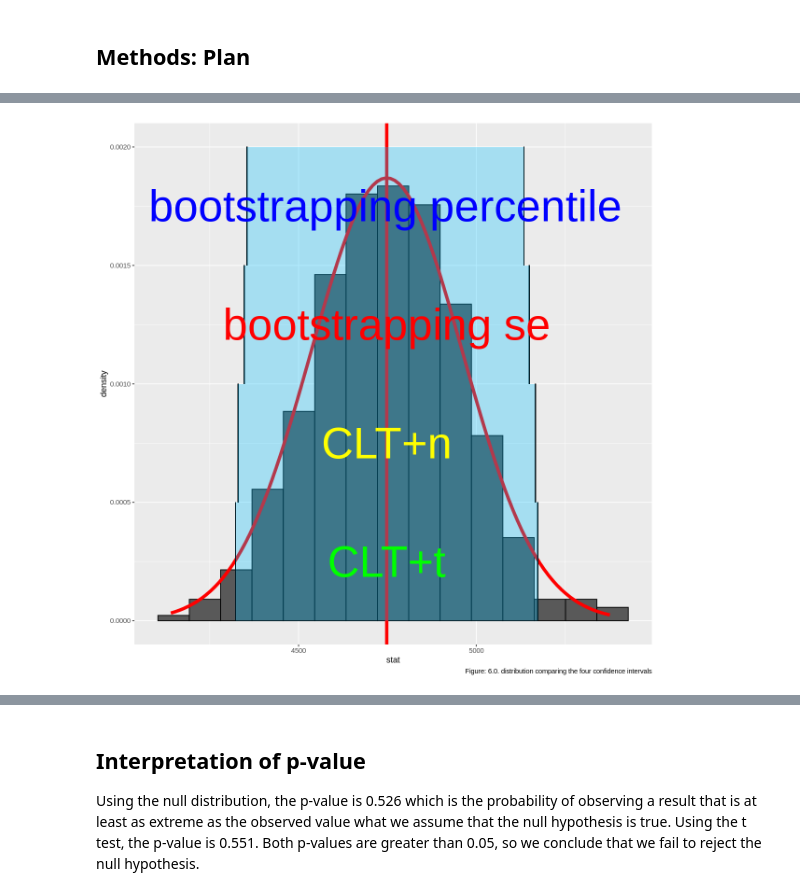
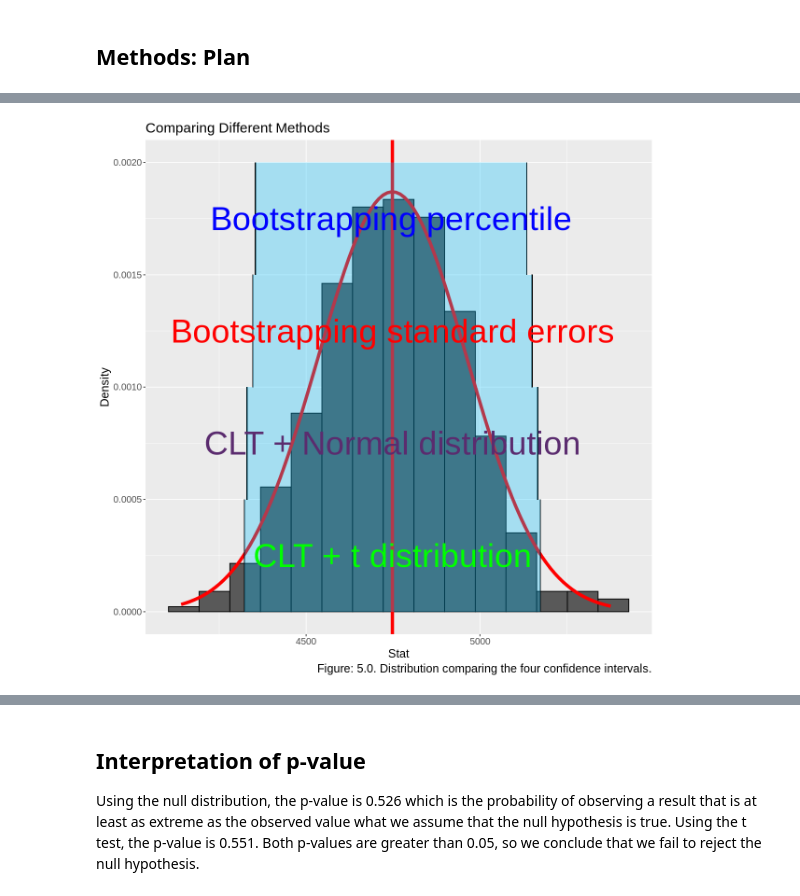
Before and after one commit to Sparsh16/STAT-201-Group-Project, a Jupyter notebook: Proposal.ipynb, the cells around one changed output, grey strips where cells are left out. Saved outputs shown, nothing was run; the diff lists cells and outputs as text; code cells hidden in the pictures.

```diff
--- a/Proposal.ipynb
+++ b/Proposal.ipynb
@@ -44,27 +44,33 @@ The following object is masked from ‘package:dplyr’:
 # figure/table number generator
 figure_table_number <- c(0, 0, 0, 0) # figureMajor, figureMinor, tableMajor, tableMinor
 
+generateNumberWithText <- function(type, m, major, minor) {
+    if (substring(m, nchar(m)) != ".") {m <- paste(m, ".", sep="")}
+    m <- paste(toupper(substring(m, 1, 1)), substring(m, 2, nchar(m)), sep="")
+    return(paste(type, major, ".", minor, ". ", m, sep = ""))
+}
+
 figure_number.nextMajor <- function(m="") {
     figure_table_number[1] <<- figure_table_number[1] + 1
     figure_table_number[2] <<- 0
-    return (paste("Figure: ", figure_table_number[1], ".", figure_table_number[2], ". ", m, sep = ""))
+    return (generateNumberWithText("Figure: ", m, figure_table_number[1], figure_table_number[2]))
 }
 
 figure_number.nextMinor <- function(m="") {
     figure_table_number[2] <<- figure_table_number[2] + 1
-    return (paste("Figure: ", figure_table_number[1], ".", figure_table_number[2], ". ", m, sep = ""))
+    return (generateNumberWithText("Figure: ", m, figure_table_number[1], figure_table_number[2]))
 }
 
 
 table_number.nextMajor <- function(m="") {
     figure_table_number[3] <<- figure_table_number[3] + 1
     figure_table_number[4] <<- 0
-    return (paste("Table: ", figure_table_number[3], ".", figure_table_number[4], ". ", m, sep = ""))
+    return (generateNumberWithText("Table: ", m, figure_table_number[3], figure_table_number[4]))
 }
 
 table_number.nextMinor <- function(m="") {
     figure_table_number[4] <<- figure_table_number[4] + 1
-    return (paste("Table: ", figure_table_number[3], ".", figure_table_number[4], ". ", m, sep = ""))
+    return (generateNumberWithText("Table: ", m, figure_table_number[3], figure_table_number[4]))
 }
 # %%
 # prepartion for the environment
@@ -359,0 +317,7 @@ Table: 6.0. table for confidence interval using t distribution
+# %%
+# Summarize CI
+summarize_ci <- data.frame(Method=c("Bootstrapping percentile", "Bootstrapping standard errors", "CLT + Normal distribution", "CLT + t distribution"),
+          lower_ci=c(ci_percentile$lower_ci, ci_se$lower_ci, clt_ci$lower_ci, t_ci$lower_ci),
+          upper_ci=c(ci_percentile$upper_ci, ci_se$upper_ci, clt_ci$upper_ci, t_ci$upper_ci))
+summarize_ci
+cat(table_number.nextMajor("Summarize of confidence intervals generated by different methods"))
@@ -360,31 +333,31 @@ Table: 6.0. table for confidence interval using t distribution
 # %%
 # Compare CI
 addAnnotate <- function(graph, low, high, offset, label, blockColor="deepskyblue", labelColor="red") {
     res <- graph +
     geom_segment(aes(x=low, xend=low, y=offset*h, yend =(offset+1)*h)) +
     geom_segment(aes(x=high, xend=high, y=offset*h, yend =(offset+1)*h)) +
     annotate("rect", xmin = low, xmax = high, ymin = offset*h, ymax = (offset+1)*h,
              fill = blockColor,
              alpha = 0.3) +
-    annotate("text", x=(low+high)/2, y=h/2+offset*h, label=label, size = 20, color=labelColor)
+    annotate("text", x=(low+high)/2, y=h/2+offset*h, label=label, size = 15, color=labelColor)
     return (res)
 }
-
 
 h <- 0.0005
 g <- ggplot(bootstrap_dist, aes(x=stat)) +
 geom_histogram(aes(y = ..density..), bins = 15, colour = "black") +
 stat_function(fun = dnorm, args = list(mean = sample_mean, sd = se),
               color = "red", lwd = 2) +
   geom_vline(xintercept = sample_mean, color = "red", lwd = 2) +
-labs(caption = figure_number.nextMajor("distribution comparing the four confidence intervals"))
+labs(title="comparing different methods", caption = figure_number.nextMajor("distribution comparing the four confidence intervals"))
 
-g %>%
-addAnnotate(clt_ci$lower_ci, clt_ci$upper_ci, 1, 'CLT+n', labelColor="yellow") %>%
-addAnnotate(t_ci$lower_ci, t_ci$upper_ci, 0, 'CLT+t', labelColor="green") %>%
-addAnnotate(ci_se$lower_ci, ci_se$upper_ci, 2, 'bootstrapping se', labelColor="red") %>%
-addAnnotate(ci_percentile$lower_ci, ci_percentile$upper_ci, 3, 'bootstrapping percentile', labelColor="blue")
+colors <- c("green", "#5b2c6f", "red", "blue")
+for (r in nrow(summarize_ci):1) {
+    g <- addAnnotate(g, summarize_ci[r, "lower_ci"], summarize_ci[r, "upper_ci"], 4-r, summarize_ci[r, "Method"], labelColor=colors[5-r])
+}
+
+standardize(g)
 # %% [output]
-[figure, old version]
+[figure, new version]
 # %% [markdown]
 ## Intepretation for confidence interval ##
```
Also changed, not shown: parts of 26 cells of this notebook, 1 other file.
